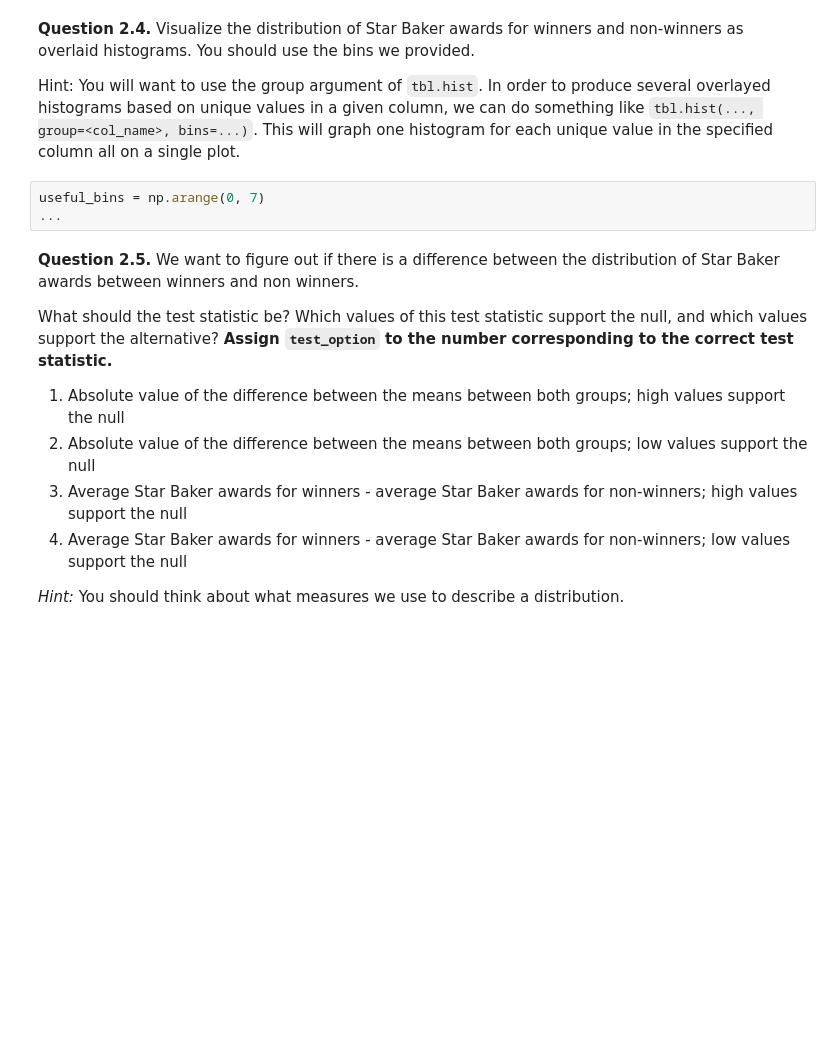
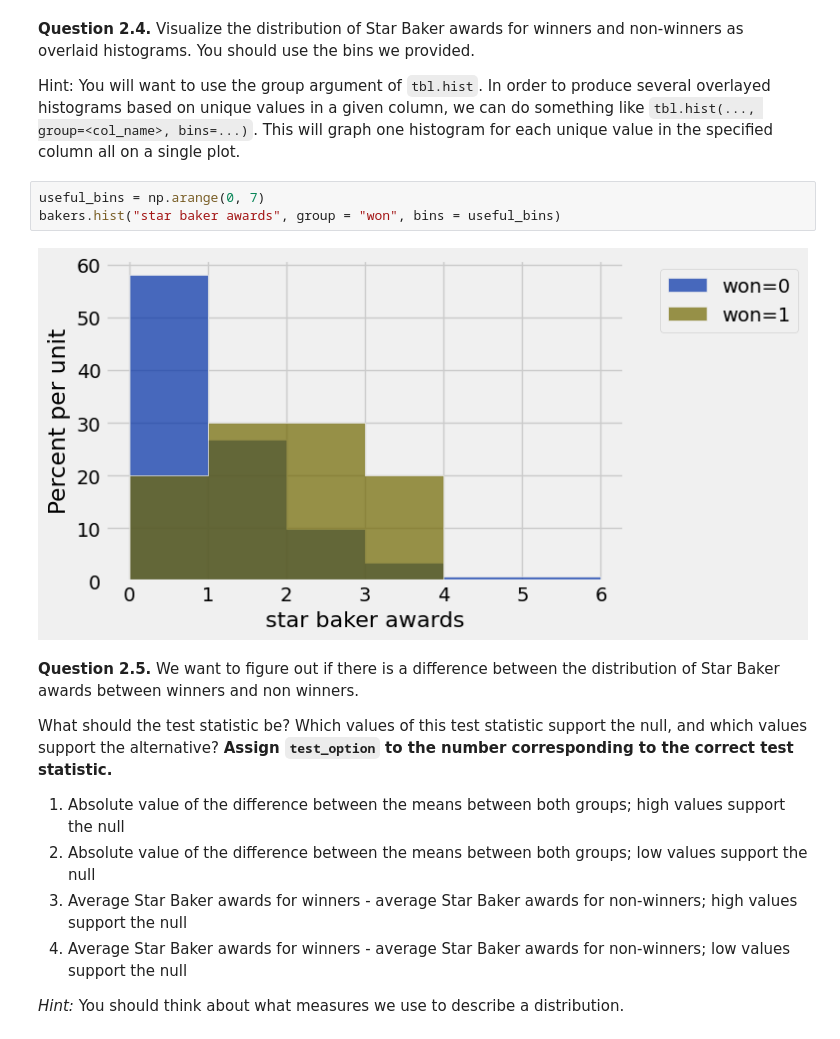
Before and after one commit to bwinterstein/Intro-Data, a Jupyter notebook: Labs/lab07.ipynb, the cells around one changed output. Saved outputs shown, nothing was run; the diff lists cells and outputs as text; blank space fills up the shorter version.

```diff
--- a/Labs/lab07.ipynb
+++ b/Labs/lab07.ipynb
@@ -64,7 +74,9 @@ grader.check("q2_3")
 Hint: You will want to use the group argument of `tbl.hist`. In order to produce several overlayed histograms based on unique values in a given column, we can do something like `tbl.hist(..., group=<col_name>, bins=...)`. This will graph one histogram for each unique value in the specified column all on a single plot.
 # %%
 useful_bins = np.arange(0, 7)
-...
+bakers.hist("star baker awards", group = "won", bins = useful_bins)
+# %% [output]
+[figure, added]
 # %% [markdown]
 **Question 2.5.** We want to figure out if there is a difference between the distribution of Star Baker awards between winners and non winners.
 
```
Also changed, not shown: parts of 22 cells of this notebook, 2 other files.
